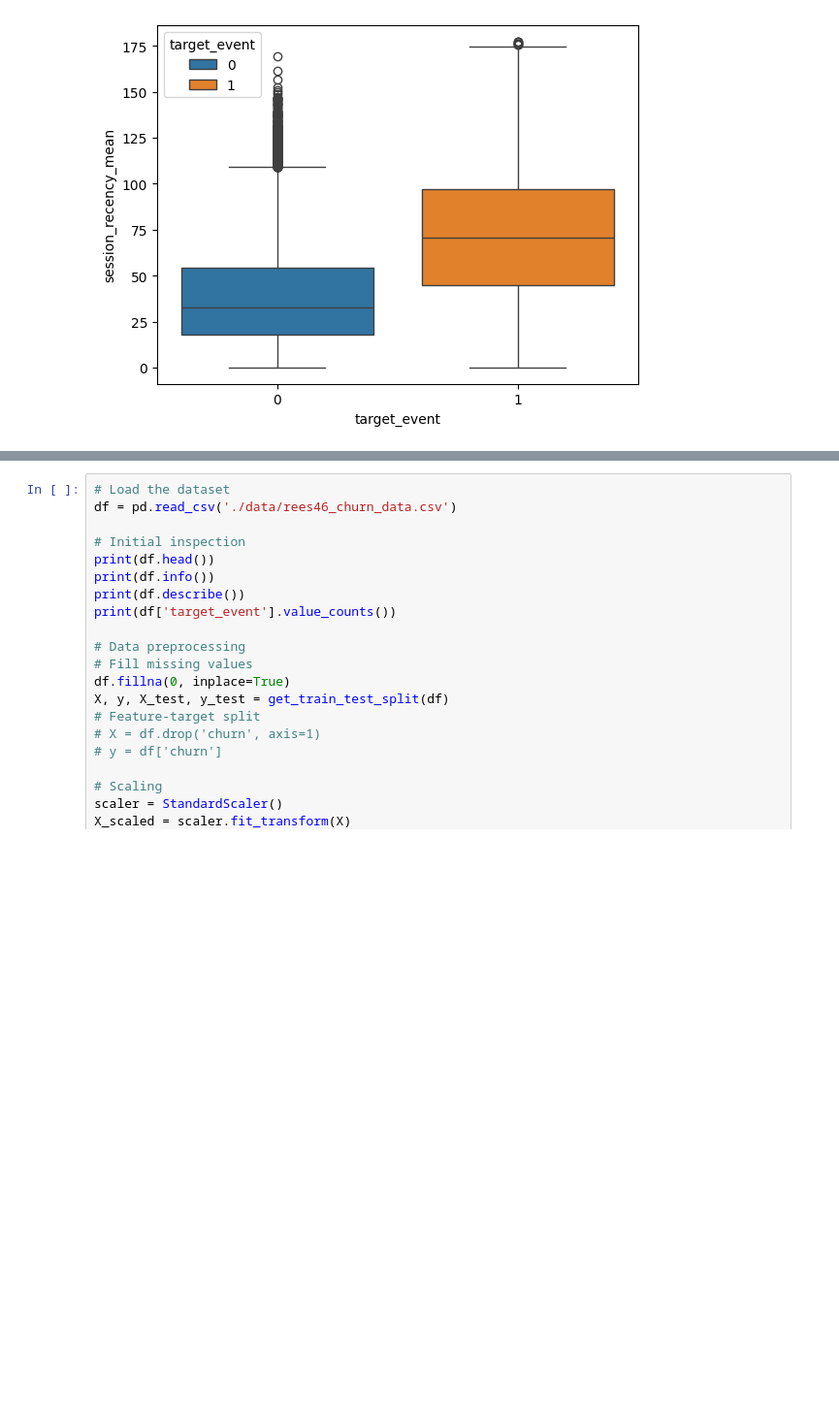
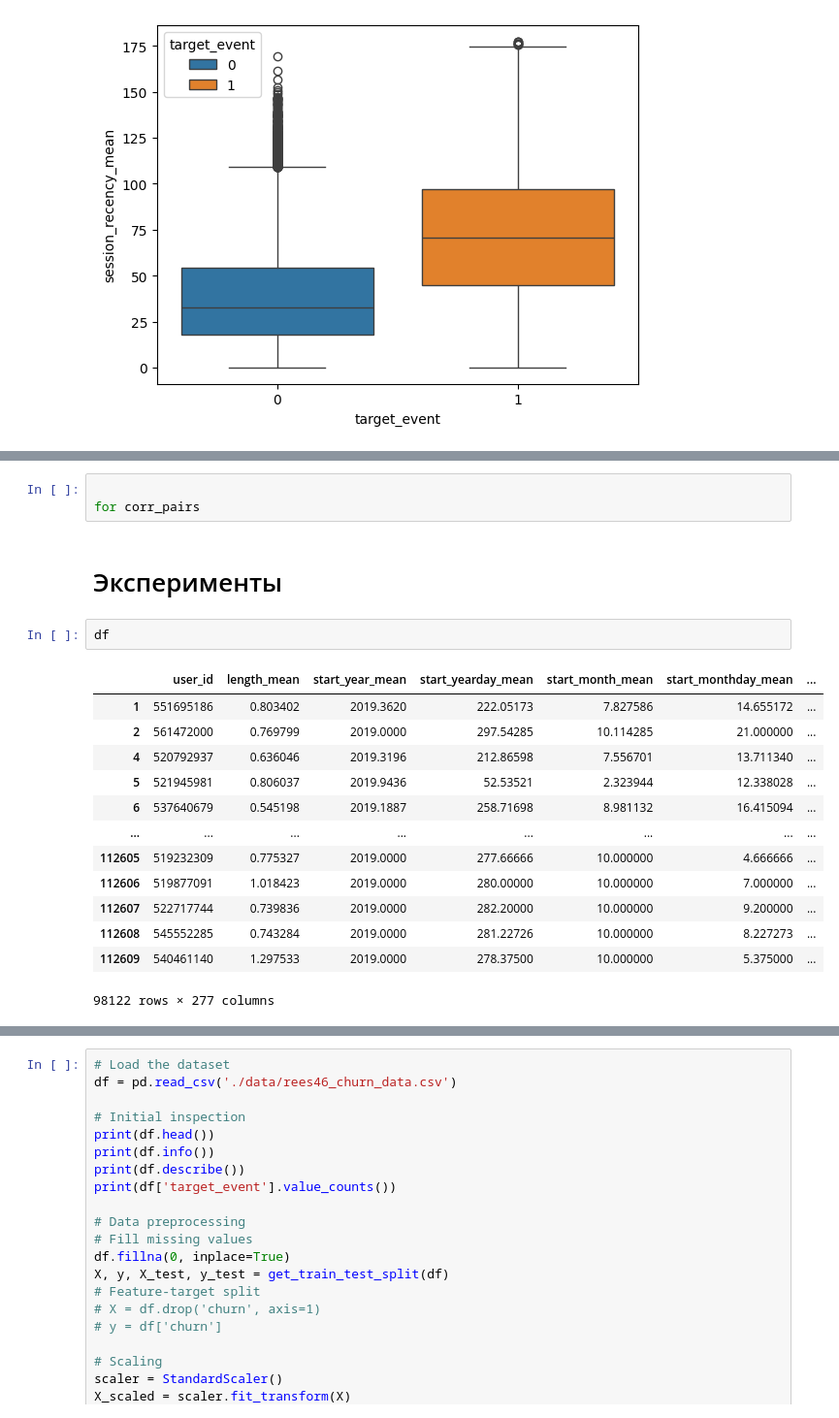
Before and after one commit to Arbuz-Nick/MasterDiploma, a Jupyter notebook: first_steps.ipynb, the cells around one changed output, grey strips where cells are left out. Shown at 97% size. Cells and saved outputs as stored; diff of their text form; blank space fills up the shorter version.

```diff
--- a/first_steps.ipynb
+++ b/first_steps.ipynb
@@ -680,3 +974,24 @@ def get_train_test_split(df, features=[], target='target_event', train_test_ts_s
+# %%
+
+for corr_pairs
+# %% [markdown]
+# Эксперименты
+# %%
+df
+# %% [output]
+|  | user_id | length_mean | start_year_mean | start_yearday_mean | start_month_mean | start_monthday_mean | ... |
+| 1 | 551695186 | 0.803402 | 2019.3620 | 222.05173 | 7.827586 | 14.655172 | ... |
+| 2 | 561472000 | 0.769799 | 2019.0000 | 297.54285 | 10.114285 | 21.000000 | ... |
+| 4 | 520792937 | 0.636046 | 2019.3196 | 212.86598 | 7.556701 | 13.711340 | ... |
+| 5 | 521945981 | 0.806037 | 2019.9436 | 52.53521 | 2.323944 | 12.338028 | ... |
+| 6 | 537640679 | 0.545198 | 2019.1887 | 258.71698 | 8.981132 | 16.415094 | ... |
+| ... | ... | ... | ... | ... | ... | ... | ... |
+| 112605 | 519232309 | 0.775327 | 2019.0000 | 277.66666 | 10.000000 | 4.666666 | ... |
+| 112606 | 519877091 | 1.018423 | 2019.0000 | 280.00000 | 10.000000 | 7.000000 | ... |
+| 112607 | 522717744 | 0.739836 | 2019.0000 | 282.20000 | 10.000000 | 9.200000 | ... |
+| 112608 | 545552285 | 0.743284 | 2019.0000 | 281.22726 | 10.000000 | 8.227273 | ... |
+| 112609 | 540461140 | 1.297533 | 2019.0000 | 278.37500 | 10.000000 | 5.375000 | ... |
+98122 rows × 277 columns
 # %%
 columns = list(filter((lambda x: ('start_' not in x) \
                        & ('target_' not in x) \
```
Also changed, not shown: parts of 57 cells of this notebook.
